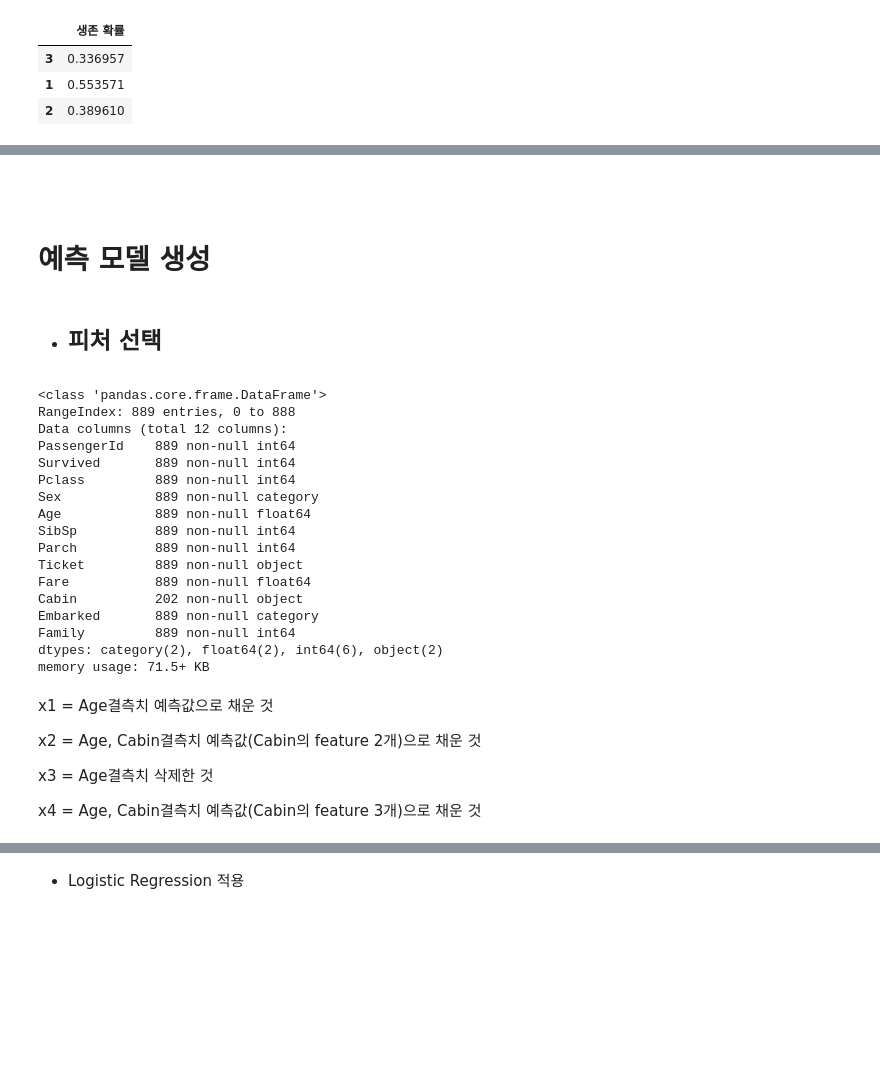
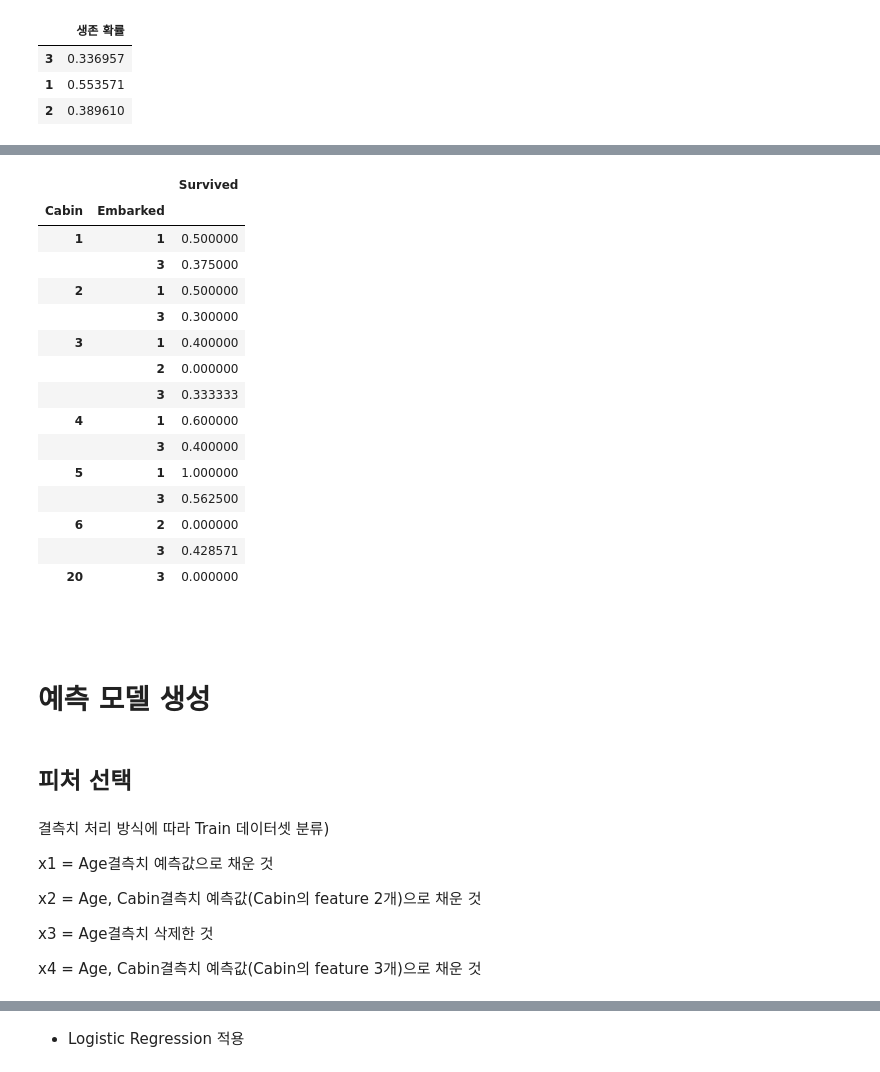
Before and after one commit to Abdumaleek/Kaggle-Titanic, a Jupyter notebook: New Titanic.ipynb, the cells around one changed output, grey strips where cells are left out. Cells and saved outputs as stored; diff of their text form; code cells hidden in the pictures; blank space fills up the shorter version.

```diff
--- a/New Titanic.ipynb
+++ b/New Titanic.ipynb
@@ -1174,28 +1182,28 @@ list((k,len(v)) for k,v in embarked_dict.items())
+# %%
+male_cabin = pd.DataFrame(train.loc[train.Sex == 2].groupby(['Cabin','Embarked'])['Survived'].mean())
+male_cabin
+# %% [output]
+|  |  | Survived |
+| Cabin | Embarked |  |
+| 1 | 1 | 0.500000 |
+|  | 3 | 0.375000 |
+| 2 | 1 | 0.500000 |
+|  | 3 | 0.300000 |
+| 3 | 1 | 0.400000 |
+|  | 2 | 0.000000 |
+|  | 3 | 0.333333 |
+| 4 | 1 | 0.600000 |
+|  | 3 | 0.400000 |
+| 5 | 1 | 1.000000 |
+|  | 3 | 0.562500 |
+| 6 | 2 | 0.000000 |
+|  | 3 | 0.428571 |
+| 20 | 3 | 0.000000 |
 # %% [markdown]
 <br><br>
 # 예측 모델 생성
 # %% [markdown]
-- ## 피처 선택
+## 피처 선택
-# %%
-train_age.info()
-# %% [output]
-<class 'pandas.core.frame.DataFrame'>
-RangeIndex: 889 entries, 0 to 888
-Data columns (total 12 columns):
-PassengerId    889 non-null int64
-Survived       889 non-null int64
-Pclass         889 non-null int64
-Sex            889 non-null category
-Age            889 non-null float64
-SibSp          889 non-null int64
-Parch          889 non-null int64
-Ticket         889 non-null object
-Fare           889 non-null float64
-Cabin          202 non-null object
-Embarked       889 non-null category
-Family         889 non-null int64
-dtypes: category(2), float64(2), int64(6), object(2)
-memory usage: 71.5+ KB
 # %%
 #위 분석을 바탕으로 피처 선택
 feature1 = ['Age','Sex','Fare','Pclass']
@@ -1207,6 +1215,8 @@ feature6 = ['Cabin','Age','Sex','Fare','Pclass','Family']
 feature7 = ['Age','Sex','Fare','Pclass','Family','Embarked']
 feature8 = ['Cabin','Age','Sex','Fare','Pclass','Family','Embarked']
 # %% [markdown]
+결측치 처리 방식에 따라 Train 데이터셋 분류)
+
 x1 = Age결측치 예측값으로 채운 것
 
 x2 = Age, Cabin결측치 예측값(Cabin의 feature 2개)으로 채운 것
```
Also changed, not shown: parts of 119 cells of this notebook.
